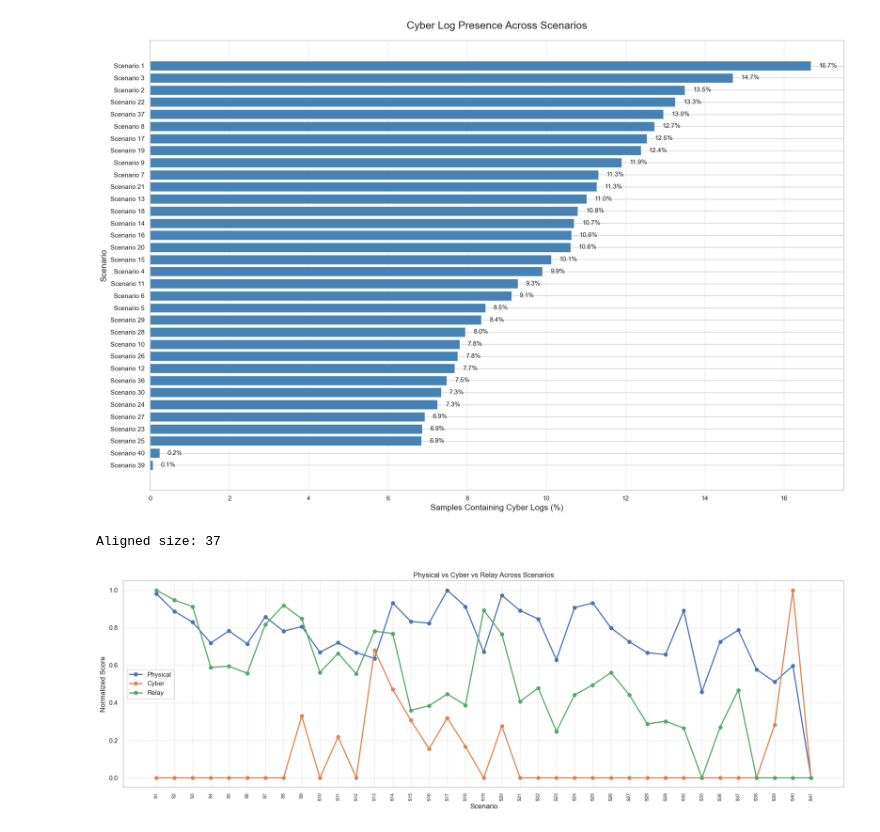
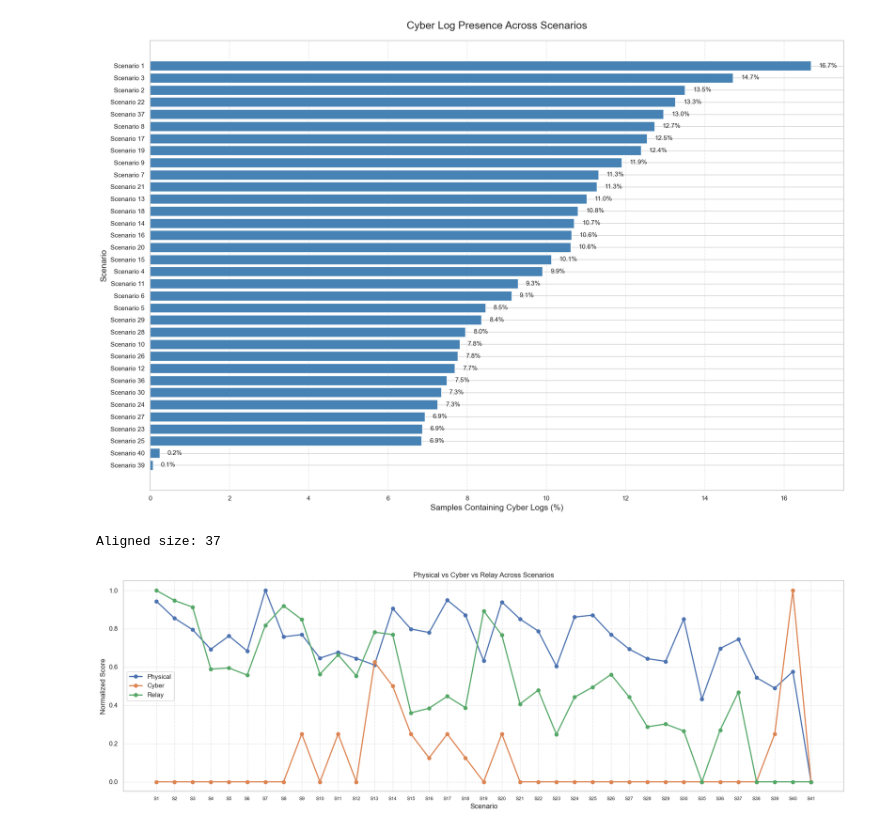
Before and after one commit to Heyyouchao/FYP, a Jupyter notebook: notebook/01_EDA .ipynb, the cells around one changed output. Drawn from its saved outputs; the diff is of its cells as text; code cells hidden in the pictures.

```diff
--- a/notebook/01_EDA .ipynb
+++ b/notebook/01_EDA .ipynb
@@ -1376,18 +1376,41 @@ Cyber Log Presence by Scenario
 | 40 | Scenario 40 | 1672 | 4 | 0.239234 |
 | 41 | Scenario 41 | 4405 | 0 | 0.000000 |
 [figure]
+# %%
+# ------------------------------------------------------------
+# STEP 1 — GROUP
+# ------------------------------------------------------------
+grouped = multi_df.groupby("marker")
+
+# ------------------------------------------------------------
+# STEP 2 — PHYSICAL (continuous → mean)
+# ------------------------------------------------------------
+physical_score = (
+    relay_disturbance.mean(axis=1) +
+    pmu_disturbance.mean(axis=1)
+)
+
+# ------------------------------------------------------------
+# STEP 3 — RELAY (continuous → mean)
+# ------------------------------------------------------------
+relay_cols = ["relay1_log","relay2_log","relay3_log","relay4_log"]
+relay_score = grouped[relay_cols].mean().mean(axis=1)
+
+# ------------------------------------------------------------
+# STEP 4 — CYBER (event-based → sum 🔥)
+# ------------------------------------------------------------
+cyber_cols = [
+    "control_panel_log1","control_panel_log2","control_panel_log3","control_panel_log4",
+    "snort_log1","snort_log2","snort_log3","snort_log4"
+]
+cyber_score = grouped[cyber_cols].sum().sum(axis=1)
 # %%
 # ============================================================
 # FINAL: Physical vs Cyber vs Relay (ROBUST VERSION)
 # ============================================================
-
-import pandas as pd
-import matplotlib.pyplot as plt
-
 # ------------------------------------------------------------
 # 1. SAFE INDEX CLEANING (NO ERRORS)
 # ------------------------------------------------------------
-
 def clean_index(idx):
     return pd.Index(idx.astype(str).str.extract(r'(\d+)')[0].astype(int))
 
@@ -1398,7 +1421,6 @@ relay_score.index = clean_index(relay_score.index)
 # ------------------------------------------------------------
 # 2. ALIGN ALL THREE
 # ------------------------------------------------------------
-
 common_idx = (
     physical_score.index
     .intersection(cyber_score.index)
@@ -1412,12 +1434,10 @@ physical_score = physical_score.loc[common_idx]
 cyber_score = cyber_score.loc[common_idx]
 relay_score = relay_score.loc[common_idx]
 
-print("Aligned size:", len(common_idx))  # should be 37
-
+print("Aligned size:", len(common_idx)) # should be 37
 # ------------------------------------------------------------
 # 3. NORMALIZATION
 # ------------------------------------------------------------
-
 def normalize(s):
     if s.max() == s.min():
         return s
@@ -1432,39 +1452,37 @@ combined_df = pd.DataFrame({
 # ------------------------------------------------------------
 # 4. SORT + LABEL
 # ------------------------------------------------------------
-
 combined_df = combined_df.sort_index()
 combined_df.index = combined_df.index.map(lambda x: f"S{x}")
 
 # ------------------------------------------------------------
 # 5. FINAL PLOT (ALL LABELS FIXED)
 # ------------------------------------------------------------
-
 fig, ax = plt.subplots(figsize=(18,6))
 
 # IMPORTANT: numeric x-axis
 x = range(len(combined_df))
 
 ax.plot(x, combined_df["Physical"], marker='o', linewidth=2, label="Physical")
 ax.plot(x, combined_df["Cyber"], marker='o', linewidth=2, label="Cyber")
 ax.plot(x, combined_df["Relay"], marker='o', linewidth=2, label="Relay")
 
 ax.set_title("Physical vs Cyber vs Relay Across Scenarios")
 ax.set_ylabel("Normalized Score")
 ax.set_xlabel("Scenario")
 
 # SHOW ALL SCENARIOS
 ax.set_xticks(x)
-ax.set_xticklabels(combined_df.index, rotation=90, fontsize=8)
+ax.set_xticklabels(combined_df.index, fontsize=8)
 
 ax.grid(True, linestyle="--", alpha=0.5)
 ax.legend()
 
 plt.tight_layout()
 plt.show()
 # %% [output]
 Aligned size: 37
-[figure, old version]
+[figure, new version]
 # %%
 # ============================================================
 # DIFFERENCE PLOT (SORTED BY SCENARIO ORDER)
```
Also changed, not shown: parts of 6 cells of this notebook, 18 other files.
